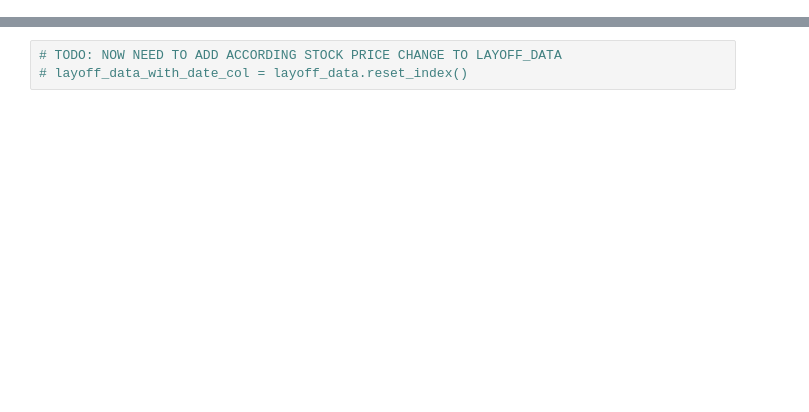
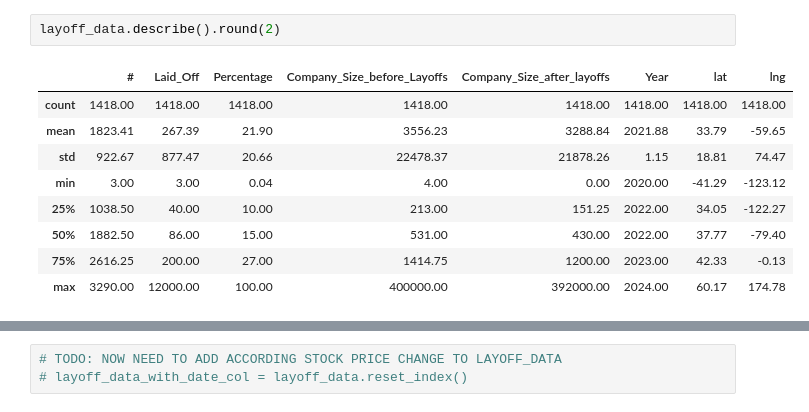
Before and after one commit to katulevskiy/tech_layoffs_ml, a Jupyter notebook: analyze_data.ipynb, the cells around one changed output, grey strips where cells are left out. Cells and saved outputs as stored; diff of their text form; blank space fills up the shorter version.

```diff
--- a/analyze_data.ipynb
+++ b/analyze_data.ipynb
@@ -6,3 +61,15 @@ import matplotlib.pyplot as plt
+# %%
+layoff_data.describe().round(2)
+# %% [output]
+|  | # | Laid_Off | Percentage | Company_Size_before_Layoffs | Company_Size_after_layoffs | Year | lat | lng |
+| count | 1418.00 | 1418.00 | 1418.00 | 1418.00 | 1418.00 | 1418.00 | 1418.00 | 1418.00 |
+| mean | 1823.41 | 267.39 | 21.90 | 3556.23 | 3288.84 | 2021.88 | 33.79 | -59.65 |
+| std | 922.67 | 877.47 | 20.66 | 22478.37 | 21878.26 | 1.15 | 18.81 | 74.47 |
+| min | 3.00 | 3.00 | 0.04 | 4.00 | 0.00 | 2020.00 | -41.29 | -123.12 |
+| 25% | 1038.50 | 40.00 | 10.00 | 213.00 | 151.25 | 2022.00 | 34.05 | -122.27 |
+| 50% | 1882.50 | 86.00 | 15.00 | 531.00 | 430.00 | 2022.00 | 37.77 | -79.40 |
+| 75% | 2616.25 | 200.00 | 27.00 | 1414.75 | 1200.00 | 2023.00 | 42.33 | -0.13 |
+| max | 3290.00 | 12000.00 | 100.00 | 400000.00 | 392000.00 | 2024.00 | 60.17 | 174.78 |
 # %%
 # TODO: weekly price diff (%) parsing from NDXT (NASDAQ 100 Tech companies index); add into data_pd as a new column
 
```
Also changed, not shown: parts of 9 cells of this notebook.
